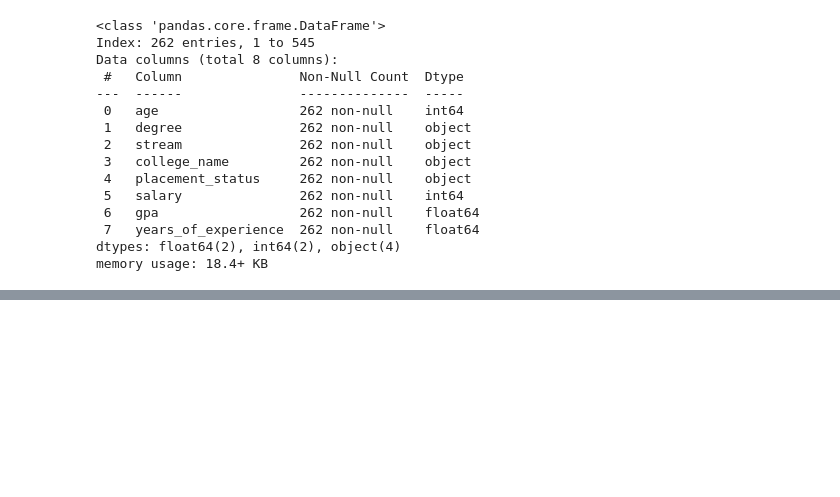
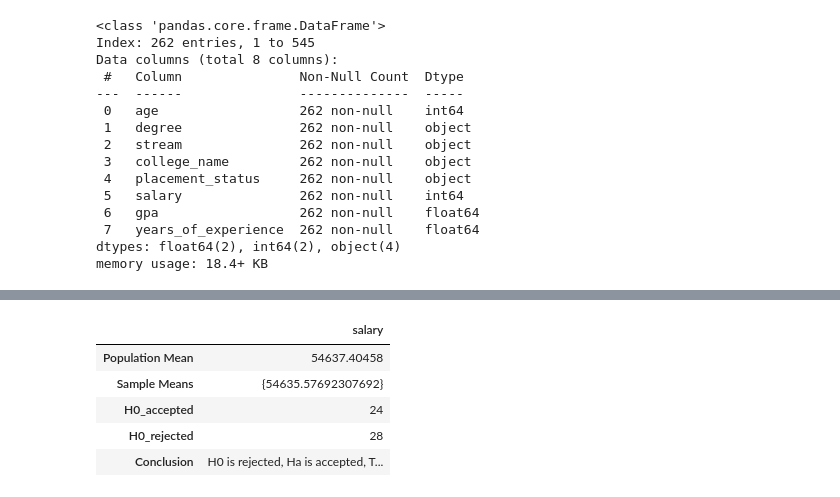
Before and after one commit to Saravanan-20G/Dataset-4-Job_Placement, a Jupyter notebook: job_placement.ipynb, the cells around one changed output, grey strips where cells are left out. Saved outputs shown, nothing was run; the diff lists cells and outputs as text; code cells hidden in the pictures; blank space fills up the shorter version.

```diff
--- a/job_placement.ipynb
+++ b/job_placement.ipynb
@@ -155,0 +285,10 @@ df.head()
+# %%
+ContinesColumn_result_df = pd.DataFrame(ContinesColumn_result)
+ContinesColumn_result_df
+# %% [output]
+|  | salary |
+| Population Mean | 54637.40458 |
+| Sample Means | {54635.57692307692} |
+| H0_accepted | 24 |
+| H0_rejected | 28 |
+| Conclusion | H0 is rejected, Ha is accepted, T... |
```
Also changed, not shown: parts of 14 cells of this notebook.
